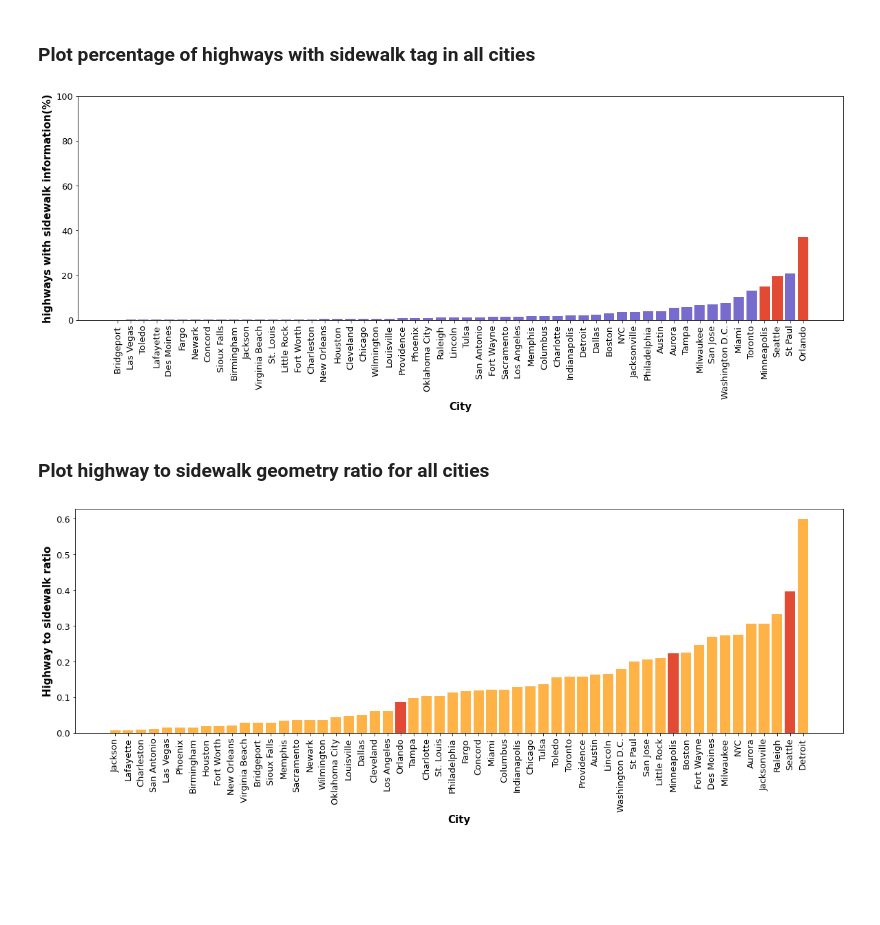
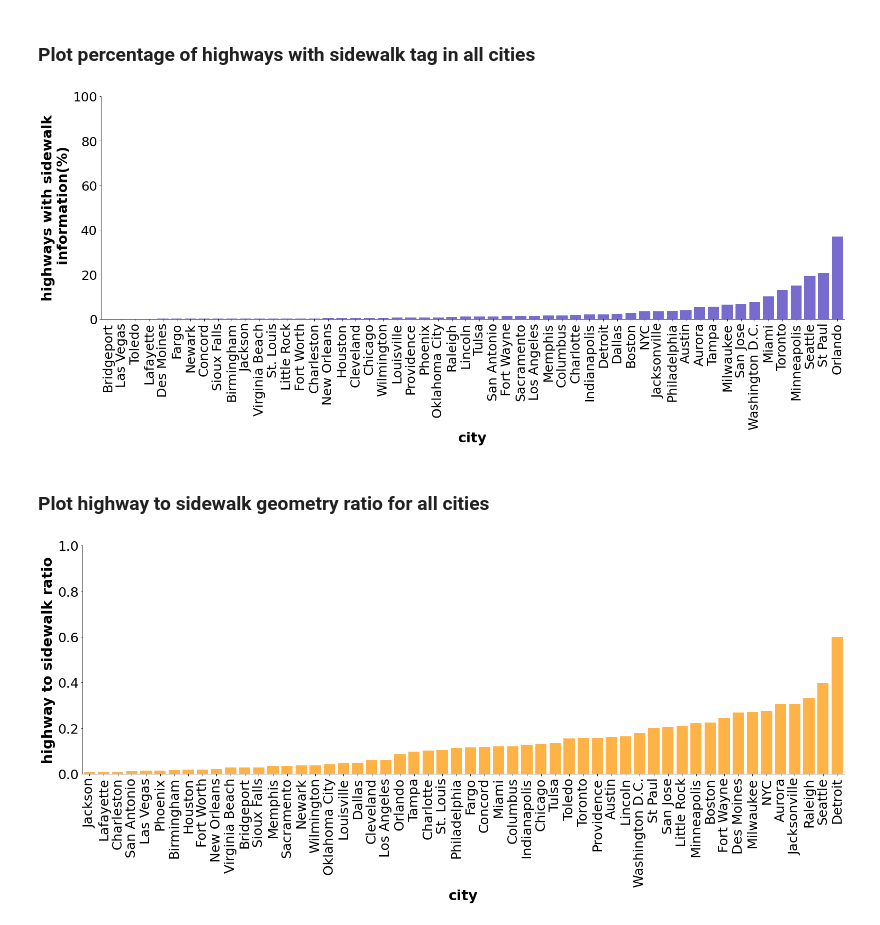
Before and after one commit to komar41/crowdsourcing-and-sidewalk-data, a Jupyter notebook: 3-check-sidewalk-availibility-all-cities.ipynb, the cells around one changed output. Saved outputs shown, nothing was run; the diff lists cells and outputs as text; code cells hidden in the pictures; blank space fills up the shorter version.

```diff
--- a/3-check-sidewalk-availibility-all-cities.ipynb
+++ b/3-check-sidewalk-availibility-all-cities.ipynb
@@ -99,33 +99,44 @@ stats.head(10)
 # %%
 # Exclude Toronto!!
 # Minneapolis!!
 
 fig, ax = plt.subplots(figsize=(20, 6))
 
 height = stats['sidewalk_tag_percentage(%)']
 bars = stats['city']
 
 x_pos = np.arange(len(bars))
 ax.bar(x_pos, height, color='#776bcd')
 
-sea = bars.index.get_loc(51)
-orl = bars.index.get_loc(53)
-min = bars.index.get_loc(50)
+# Highlight certain cities
 
-ax.patches[sea].set_facecolor('#e34a33')
-ax.patches[orl].set_facecolor('#e34a33')
-ax.patches[min].set_facecolor('#e34a33')
+# sea = bars.index.get_loc(51)
+# orl = bars.index.get_loc(53)
+# min = bars.index.get_loc(50)
+
+# ax.patches[sea].set_facecolor('#e34a33')
+# ax.patches[orl].set_facecolor('#e34a33')
+# ax.patches[min].set_facecolor('#e34a33')
 
 # Rotation of the bar names
-plt.xticks(x_pos, bars, rotation=90, fontsize='13')
-plt.yticks(fontsize='13')
-plt.ylabel('highways with sidewalk information(%)', fontweight='bold', color = '#000', fontsize='15')
-plt.xlabel('City', fontweight='bold', color = '#000', fontsize='15')
+plt.xticks(x_pos, bars, rotation=90, fontsize='25')
+plt.yticks(fontsize='25')
+plt.ylabel('highways with sidewalk\n information(%)', fontweight='bold', color = '#000', fontsize='27')
+plt.xlabel('city', fontweight='bold', color = '#000', fontsize='27')
 ax.set_ylim([0, 100])
-# Show graphic
+
+ax.spines.right.set_visible(False)
+ax.spines.top.set_visible(False)
+
+ax.yaxis.set_ticks_position('left')
+ax.xaxis.set_ticks_position('bottom')
+
+plt.subplots_adjust(top = 1, bottom = 0, right = 1, left = 0,
+            hspace = 0, wspace = 0)
+plt.margins(0.002,0.002)
 plt.show()
 # %% [output]
-[figure, old version]
+[figure, new version]
 # %% [markdown]
 ### Plot **highway to sidewalk geometry ratio** for all cities
 # %%
@@ -141,20 +152,32 @@ bars = temp['city']
 x_pos = np.arange(len(bars))
 ax.bar(x_pos, height, color='#ffb347')
 
-sea = bars.index.get_loc(51)
-orl = bars.index.get_loc(53)
-min = bars.index.get_loc(50)
-ax.patches[sea].set_facecolor('#e34a33')
-ax.patches[orl].set_facecolor('#e34a33')
-ax.patches[min].set_facecolor('#e34a33')
+# sea = bars.index.get_loc(51)
+# orl = bars.index.get_loc(53)
+# min = bars.index.get_loc(50)
+# ax.patches[sea].set_facecolor('#e34a33')
+# ax.patches[orl].set_facecolor('#e34a33')
+# ax.patches[min].set_facecolor('#e34a33')
+
+ax.set_ylim([0, 1])
+
+ax.spines.right.set_visible(False)
+ax.spines.top.set_visible(False)
+
+ax.yaxis.set_ticks_position('left')
+ax.xaxis.set_ticks_position('bottom')
+
+plt.subplots_adjust(top = 1, bottom = 0, right = 1, left = 0,
+            hspace = 0, wspace = 0)
+plt.margins(0.002,0.002)
 
 # Rotation of the bar names
-plt.xticks(x_pos, bars, rotation=90, fontsize='13')
-plt.yticks(fontsize='13')
-plt.ylabel('Highway to sidewalk ratio', fontweight='bold', color = '#000', fontsize='15')
-plt.xlabel('City', fontweight='bold', color = '#000', fontsize='15')
+plt.xticks(x_pos, bars, rotation=90, fontsize='25')
+plt.yticks(fontsize='25')
+plt.ylabel('highway to sidewalk ratio', fontweight='bold', color = '#000', fontsize='27')
+plt.xlabel('city', fontweight='bold', color = '#000', fontsize='27')
 
 # Show graphic
 plt.show()
 # %% [output]
-[figure, old version]
+[figure, new version]
```
